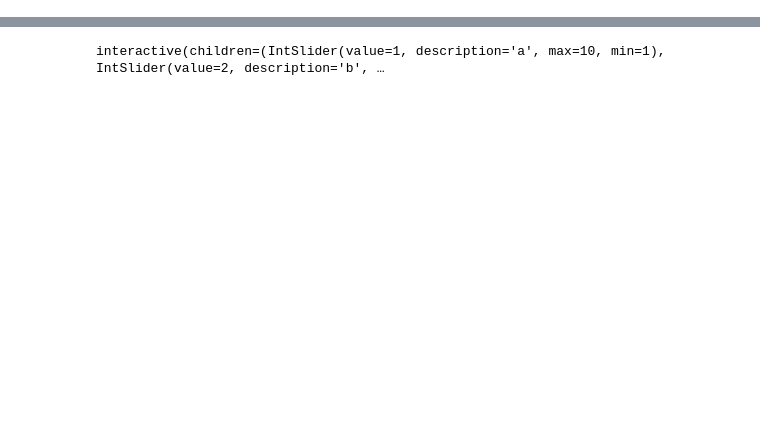
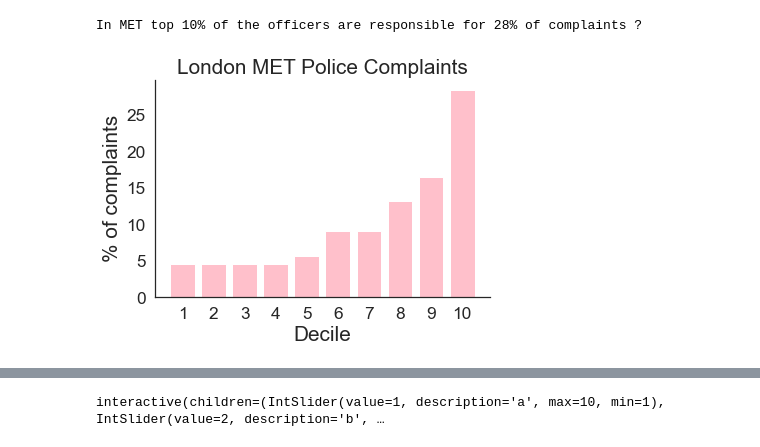
Before and after one commit to veronikasamborska1994/data_analysis_example_OWD, a Jupyter notebook: src/police_complaints.ipynb, the cells around one changed output, grey strips where cells are left out. Cells and saved outputs as stored; diff of their text form; code cells hidden in the pictures; blank space fills up the shorter version.

```diff
--- a/src/police_complaints.ipynb
+++ b/src/police_complaints.ipynb
@@ -72,0 +45,10 @@ interactive(children=(FloatSlider(value=0.1, description='last_perc', max=1.0, m
+# %%
+deciles_ = get_decile_data(sorted_cases_cl, sorted_ids_cl)
+
+plt.bar(np.arange(len(deciles_)), deciles_, color = 'pink')
+plt.xticks(np.arange(10),np.arange(10)+1); plt.title('London MET Police Complaints')
+plt.ylabel( '% of complaints'); plt.xlabel('Decile'); sns.despine()
+print('In MET top 10% of the officers are responsible for ' +str(int(deciles_[-1])) + '% of complaints ?')
+# %% [output]
+In MET top 10% of the officers are responsible for 28% of complaints ?
+[figure, added]
```
Also changed, not shown: parts of 26 cells of this notebook, 4 other files.
